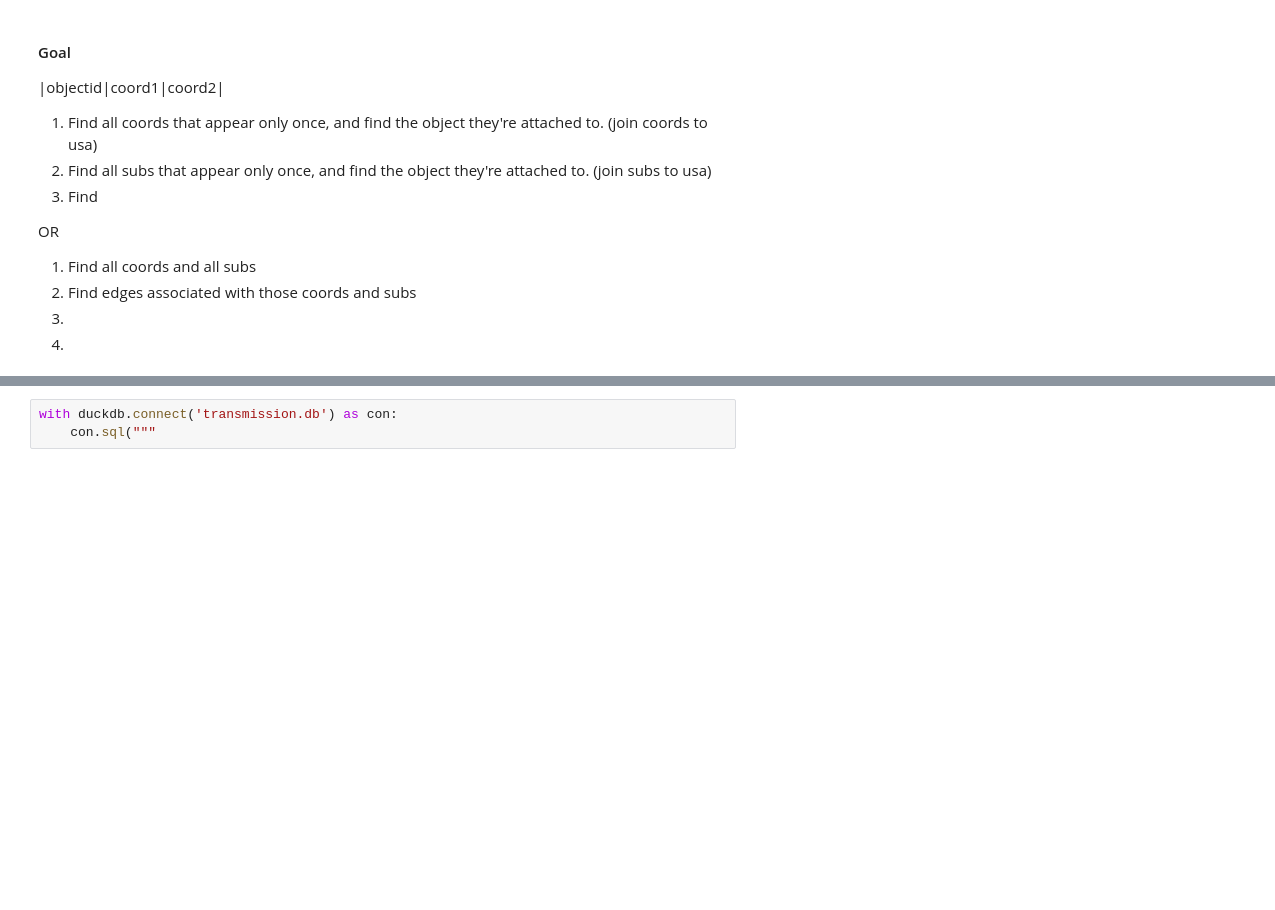
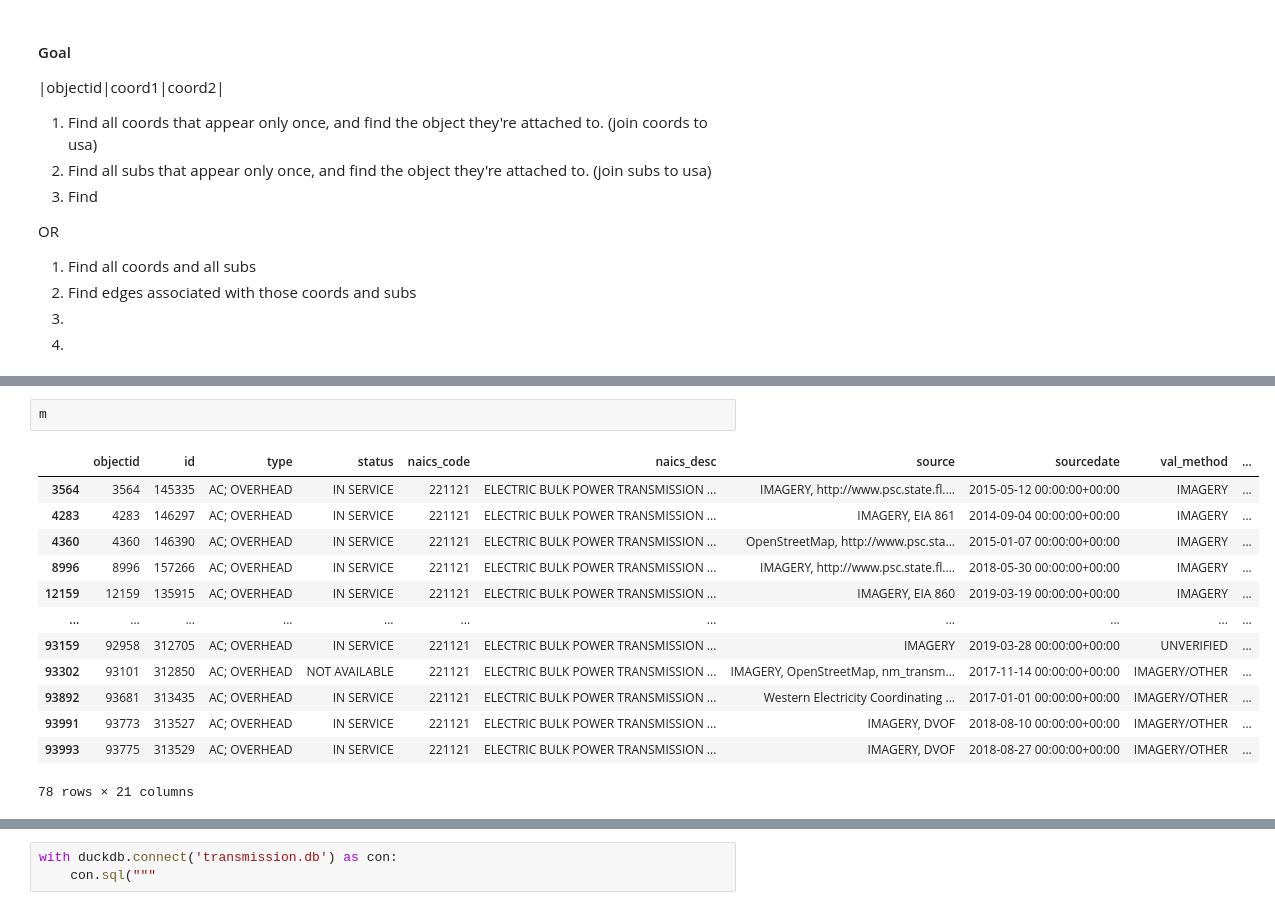
Before and after one commit to Ker-ple/electric_grid, a Jupyter notebook: EDA/grids.ipynb, the cells around one changed output, grey strips where cells are left out. Cells and saved outputs as stored; diff of their text form; blank space fills up the shorter version.

```diff
--- a/EDA/grids.ipynb
+++ b/EDA/grids.ipynb
@@ -386,0 +513,16 @@ with duckdb.connect('transmission.db') as con:
+# %%
+m
+# %% [output]
+|  | objectid | id | type | status | naics_code | naics_desc | source | sourcedate | val_method | ... |
+| 3564 | 3564 | 145335 | AC; OVERHEAD | IN SERVICE | 221121 | ELECTRIC BULK POWER TRANSMISSION ... | IMAGERY, http://www.psc.state.fl.... | 2015-05-12 00:00:00+00:00 | IMAGERY | ... |
+| 4283 | 4283 | 146297 | AC; OVERHEAD | IN SERVICE | 221121 | ELECTRIC BULK POWER TRANSMISSION ... | IMAGERY, EIA 861 | 2014-09-04 00:00:00+00:00 | IMAGERY | ... |
+| 4360 | 4360 | 146390 | AC; OVERHEAD | IN SERVICE | 221121 | ELECTRIC BULK POWER TRANSMISSION ... | OpenStreetMap, http://www.psc.sta... | 2015-01-07 00:00:00+00:00 | IMAGERY | ... |
+| 8996 | 8996 | 157266 | AC; OVERHEAD | IN SERVICE | 221121 | ELECTRIC BULK POWER TRANSMISSION ... | IMAGERY, http://www.psc.state.fl.... | 2018-05-30 00:00:00+00:00 | IMAGERY | ... |
+| 12159 | 12159 | 135915 | AC; OVERHEAD | IN SERVICE | 221121 | ELECTRIC BULK POWER TRANSMISSION ... | IMAGERY, EIA 860 | 2019-03-19 00:00:00+00:00 | IMAGERY | ... |
+| ... | ... | ... | ... | ... | ... | ... | ... | ... | ... | ... |
+| 93159 | 92958 | 312705 | AC; OVERHEAD | IN SERVICE | 221121 | ELECTRIC BULK POWER TRANSMISSION ... | IMAGERY | 2019-03-28 00:00:00+00:00 | UNVERIFIED | ... |
+| 93302 | 93101 | 312850 | AC; OVERHEAD | NOT AVAILABLE | 221121 | ELECTRIC BULK POWER TRANSMISSION ... | IMAGERY, OpenStreetMap, nm_transm... | 2017-11-14 00:00:00+00:00 | IMAGERY/OTHER | ... |
+| 93892 | 93681 | 313435 | AC; OVERHEAD | IN SERVICE | 221121 | ELECTRIC BULK POWER TRANSMISSION ... | Western Electricity Coordinating ... | 2017-01-01 00:00:00+00:00 | IMAGERY/OTHER | ... |
+| 93991 | 93773 | 313527 | AC; OVERHEAD | IN SERVICE | 221121 | ELECTRIC BULK POWER TRANSMISSION ... | IMAGERY, DVOF | 2018-08-10 00:00:00+00:00 | IMAGERY/OTHER | ... |
+| 93993 | 93775 | 313529 | AC; OVERHEAD | IN SERVICE | 221121 | ELECTRIC BULK POWER TRANSMISSION ... | IMAGERY, DVOF | 2018-08-27 00:00:00+00:00 | IMAGERY/OTHER | ... |
+78 rows × 21 columns
```
Also changed, not shown: parts of 60 cells of this notebook.
